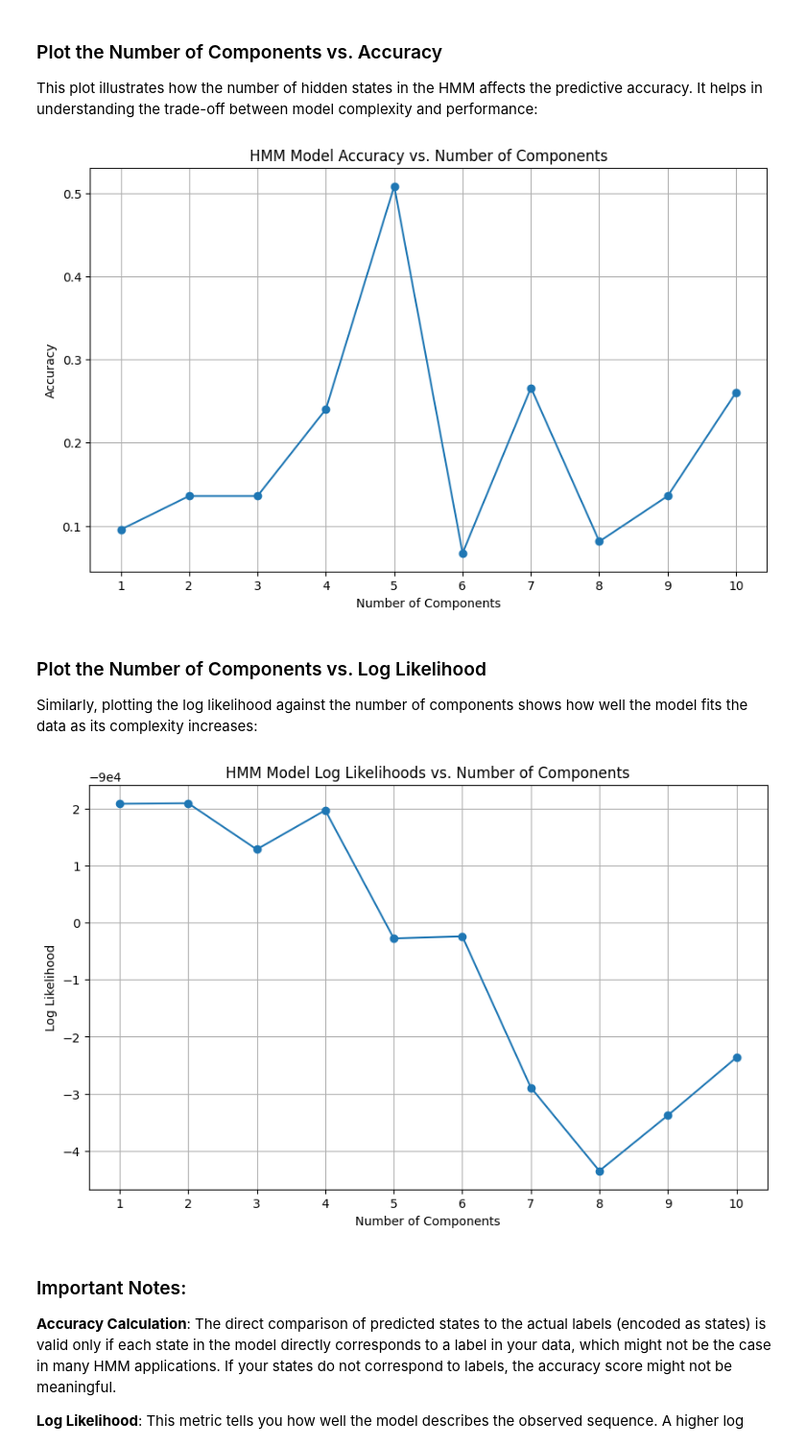
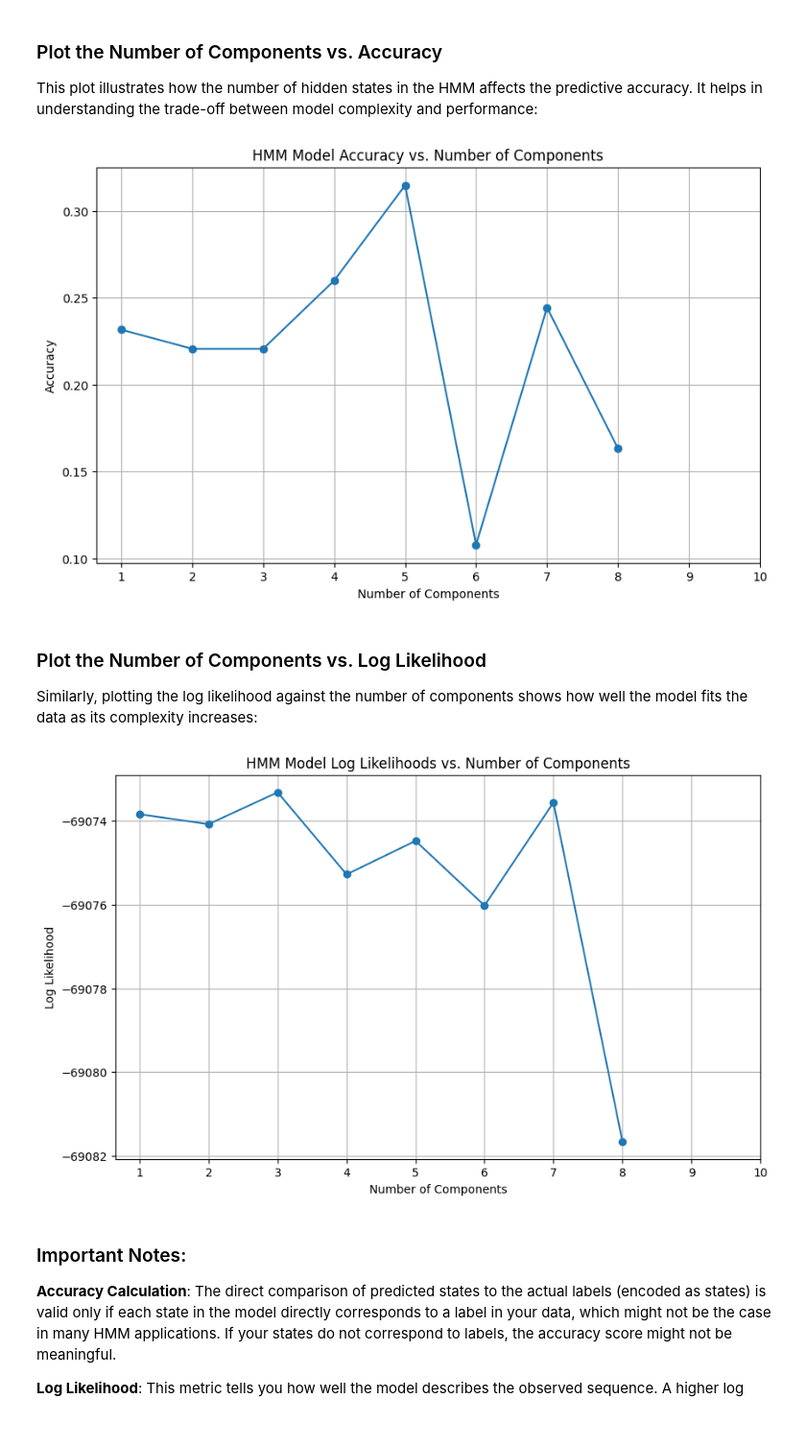
Before and after one commit to jman4162/Baseball-Pitch-Sequence-Prediction, a Jupyter notebook: HMM_Pitch_Predictor.ipynb, the cells around one changed output. Shown at 96% size. Cells and saved outputs as stored; diff of their text form; code cells hidden in the pictures.

Commit message:
Created using Colab. Updating data set.

```diff
--- a/HMM_Pitch_Predictor.ipynb
+++ b/HMM_Pitch_Predictor.ipynb
@@ -106,31 +229,33 @@ In this section, we outline the crucial steps necessary to prepare the baseball
 
 By meticulously performing these preprocessing steps, the data is rendered suitable for building a robust model capable of predicting the sequence of baseball pitches, thereby providing valuable insights into pitchers' strategies.
 # %%
-# Load the data
-file_path = 'data/baseball_pitch_data.csv'
+# Load the pitch sequences dataset
+file_path = 'data/synthetic_pitch_sequences.csv'
 data = pd.read_csv(file_path)
-
-# Drop the 'Outcomes' column from the data
-data = data.drop('Outcome', axis=1)
 
 # Drop rows with any 'NaN' values
 data = data.dropna()
 
 # Trunacate the data set (if desired)
-data = data[:-1]
+data = data[:]
 
-# Get unique pitches
-unique_pitches = set(data['PitchType'])
+# Encode pitch types to numerical values
+pitch_encoder = LabelEncoder()
+pitch_types_encoded = data.apply(pitch_encoder.fit_transform)
 
-# Encode the pitch types
-encoder = LabelEncoder()
-data['PitchType'] = encoder.fit_transform(data['PitchType'])
-sequences = data['PitchType'].values.reshape(-1, 1)  # Reshape data to fit HMM
+# Reshape the data
+sequences = pitch_types_encoded.values
+lengths = [len(sequences)]  # lengths array, needed if sequences are of varying lengths
+
+# Flatten the sequences since we have one long sequence
+flat_sequences = sequences.flatten().reshape(-1, 1)
+flat_lengths = [len(flat_sequences)]  # lengths array, needed if sequences are of varying lengths
 
 # Split the data into training and testing
-sequences_train, sequences_test = train_test_split(sequences, test_size=0.2, random_state=random_state)
+sequences_train, sequences_test = train_test_split(flat_sequences, test_size=0.2, random_state=random_state)
 
 # Print out length of sequences_train and sequences_test
 print(f'Length of sequences_train: {len(sequences_train)}')
 print(f'Length of sequences_test: {len(sequences_test)}')
+print(f'Total data points in sequence: {len(flat_sequences)}')
 # %% [output]
@@ -159,14 +285,14 @@ In this section, we delve into the model training phase where we leverage the pr
 
 By systematically evaluating multiple HMM configurations and selecting the best-performing model based on accuracy and likelihood, this approach ensures that the predictive model is both robust and reliable. This step is pivotal in moving towards effectively using the model to predict upcoming pitch types in real baseball games.
 # %%
-# Loop through number of components (1 to 10)
+# Loop through number of components (1 to 8)
 best_accuracy = 0
 best_model = None
 accuracies = []
 log_likelihoods = []
-for n_components in range(1, 11):
+for n_components in range(1, 9):
   # Initialize and train the HMM
-  model = hmm.CategoricalHMM(n_components=n_components, n_iter=250, random_state=random_state)
+  model = hmm.CategoricalHMM(n_components=n_components, n_iter=100, random_state=random_state)
   model.fit(sequences_train)
 
   # Calculate the log likelihood of the test set
@@ -194,11 +320,11 @@ for n_components in range(1, 11):
     # Calculate confusion matrix for the best model
     cm = confusion_matrix(actual_sequence, predicted_sequence)
 
-# # Print results and potentially save the best model
-# print(f"Best model components: {best_model.n_components}")
-# print(f"Best model accuracy: {best_accuracy * 100:.2f}%")
+# Print results and potentially save the best model
+print(f"Best model components: {best_model.n_components}")
+print(f"Best model accuracy: {best_accuracy * 100:.2f}%")
 
 # Save the model
 print('Saving best model!')
-joblib.dump(best_model, 'best_model.pkl')
+joblib.dump(best_model, 'best_sequence_model.pkl')
 # %% [output]
@@ -271,7 +398,7 @@ This plot illustrates how the number of hidden states in the HMM affects the pre
 # %%
 # Plot the number of components vs. accuracy
 plt.figure(figsize=(10, 6))
-plt.plot(range(1, 11), accuracies, marker='o')
+plt.plot(range(1, 9), accuracies, marker='o')
 plt.xlabel("Number of Components")
 plt.ylabel("Accuracy")
 plt.title("HMM Model Accuracy vs. Number of Components")
@@ -279,7 +406,7 @@ plt.xticks(range(1, 11))
 plt.grid(True)
 plt.show()
 # %% [output]
-[figure, old version]
+[figure, new version]
 # %% [markdown]
 ### Plot the Number of Components vs. Log Likelihood
 
@@ -287,15 +414,15 @@ Similarly, plotting the log likelihood against the number of components shows ho
 # %%
 # Plot the number of components vs. log likelihood
 plt.figure(figsize=(10, 6))
-plt.plot(range(1, 11), log_likelihoods, marker='o')
+plt.plot(range(1, 9), log_likelihoods, marker='o')
 plt.xlabel("Number of Components")
 plt.ylabel("Log Likelihood")
 plt.title("HMM Model Log Likelihoods vs. Number of Components")
 plt.xticks(range(1, 11))
 plt.grid(True)
 plt.show()
 # %% [output]
-[figure, old version]
+[figure, new version]
 # %% [markdown]
 ### Important Notes:
 
```
Also changed, not shown: parts of 9 cells of this notebook.
